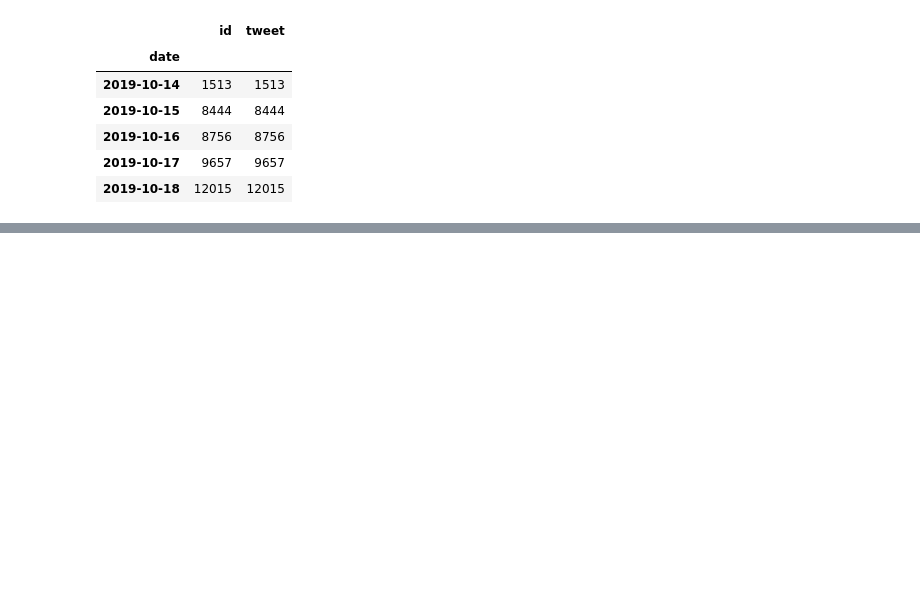
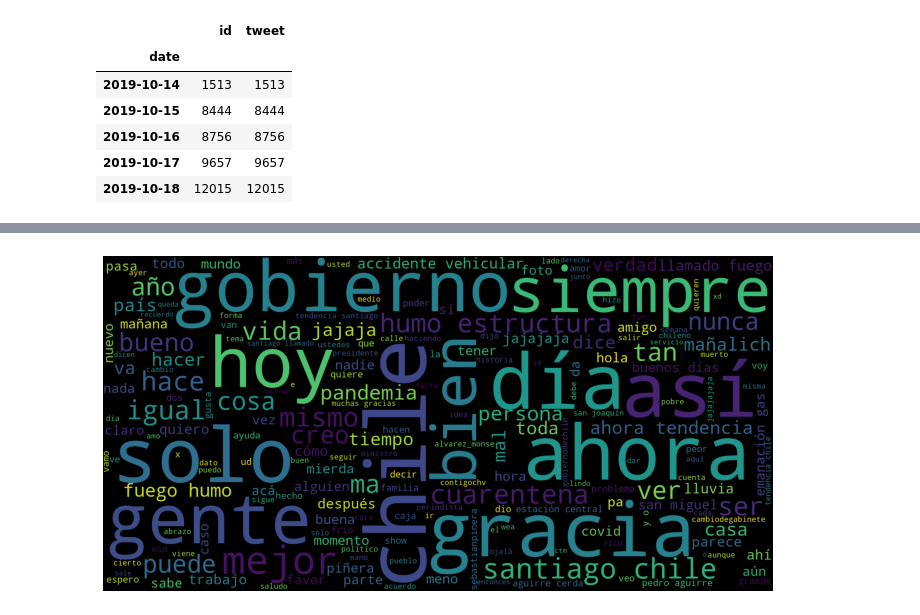
Before and after one commit to jignaciocastro8/data-project, a Jupyter notebook: tweets_data_review.ipynb, the cells around one changed output, grey strips where cells are left out. Saved outputs shown, nothing was run; the diff lists cells and outputs as text; code cells hidden in the pictures; blank space fills up the shorter version.

```diff
--- a/tweets_data_review.ipynb
+++ b/tweets_data_review.ipynb
@@ -82,0 +77,3 @@ plt.savefig('imgs/wordcloud_estallido.png')
+# %%
+pandemia_worst = pd.read_csv('data/santiago_pandemia_junio.csv')[['id', 'date', 'tweet']]
+pandemia_worst.sample(5)
@@ -82,0 +97,4 @@ plt.savefig('imgs/wordcloud_estallido.png')
+# %%
+wordcloud_tweets(pandemia_worst, 'imgs/wordcloud_santiago_pandemia_worst.png')
+# %% [output]
+[figure, added]
```
Also changed, not shown: parts of 12 cells of this notebook, 11 other files.
